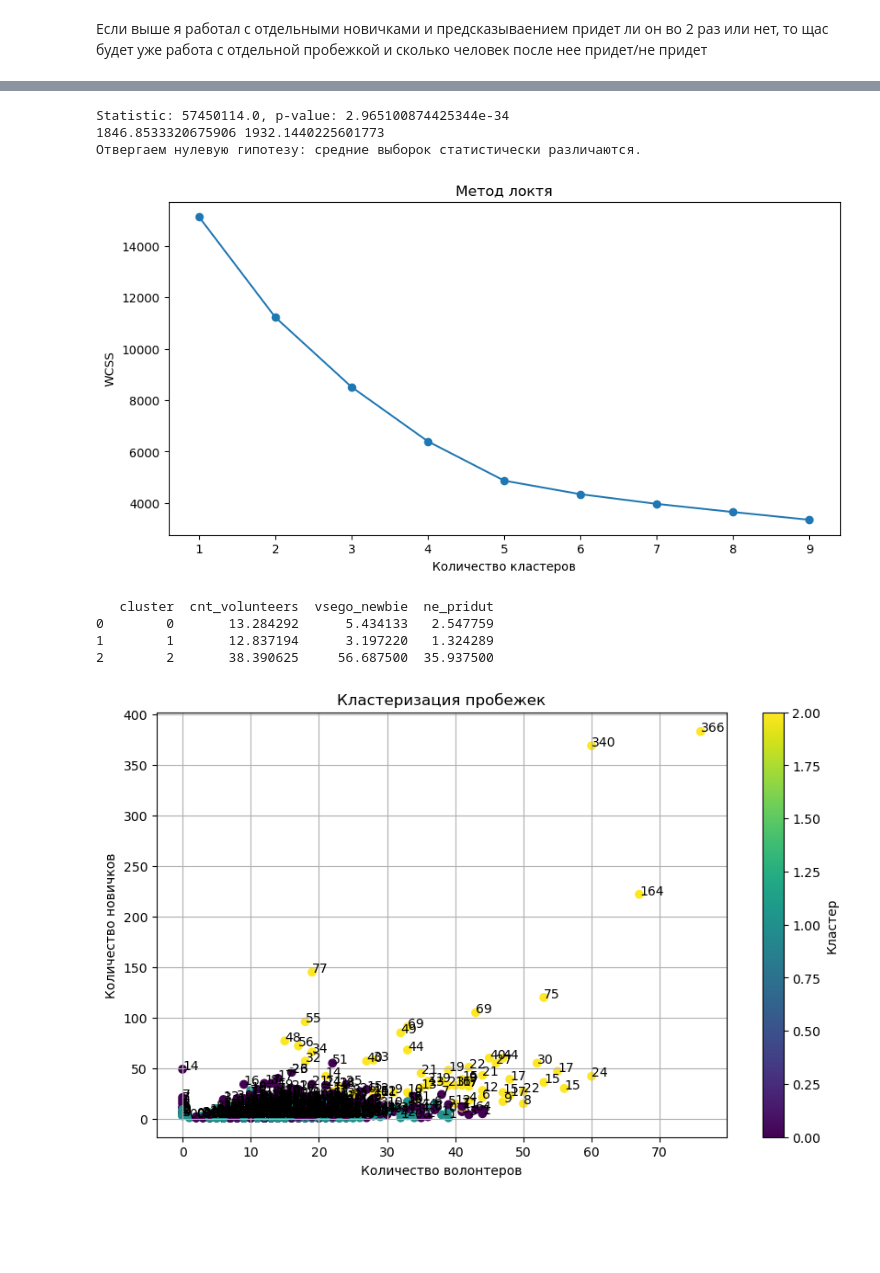
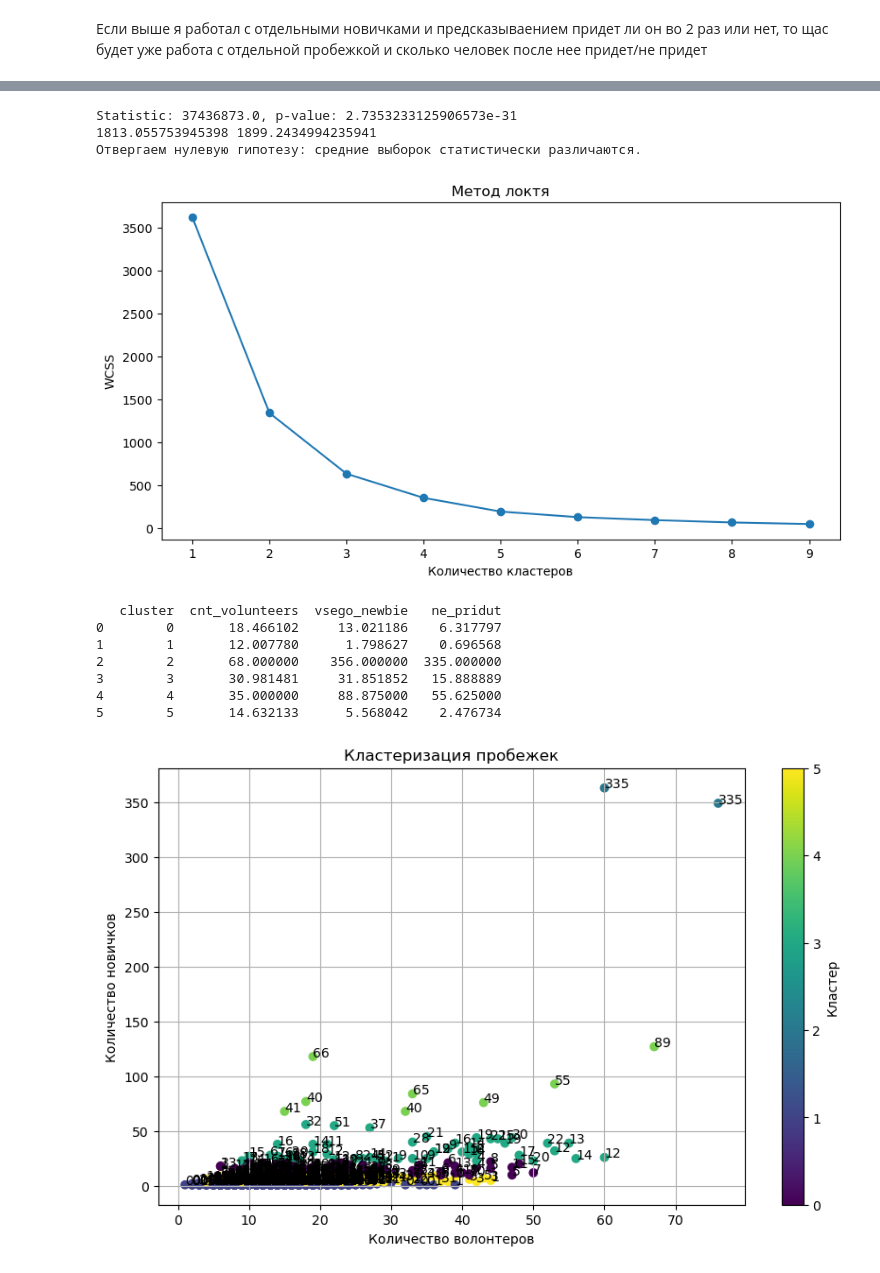
Before and after one commit to Alex12345432141242/abort-404, a Jupyter notebook: gipoteza_volunteer.ipynb, the cells around one changed output, grey strips where cells are left out. Cells and saved outputs as stored; diff of their text form; code cells hidden in the pictures; blank space fills up the shorter version.

```diff
--- a/gipoteza_volunteer.ipynb
+++ b/gipoteza_volunteer.ipynb
@@ -15,13 +15,13 @@ volunteers = pd.read_csv('volunteers.csv')
 
 starts = starts[starts.athlete_age < 80]
 starts = starts[starts.finish_time < 3600]
+print(len(starts[starts.athlete_age < 16]))
 starts['is_male'] = starts['athlete_gender'].apply(lambda x: 1 if x == 'мужской' else 0)
-
+starts = starts[starts['athlete_age'] > 18]
 #индекс дискомфорта
 starts['discomfort_index'] = starts['temp'] - (0.55 - 0.0055 * starts['humidity']) * (starts['temp'] - 14.5)
 
 volunteer_counts = volunteers.groupby(['event_date','event_name', 'volunteer_role_name']).size().unstack(fill_value=0)
 starts = starts.merge(volunteer_counts, on=['event_date','event_name'], how='left')
 print(starts.isnull().sum())
-# Если в одном из событий не было волонтёров, добавим колонки с 0
 # %% [output]
@@ -44,6 +44,10 @@ feels_like                                0
 dtype: int64
 # %% [markdown]
 Я посмотрел, это происходит в набережных челнах и в каком-то городе московской области, что там на пробежках нет НИ одного волонтера. Это странно, кто же тогда считывал штрихкоды и тп? может быть потом я выкину эти пробежки, но пока просто заполню нулями что там 0 волонтеров (тк так оно и есть, nan появились из-за слияния что по event_name и event_date нет даже 1 волонтера хотя бы 1 роли)
-# %%
-columns_to_fill = starts.columns.difference(['snow.1h', 'rain.1h'])
-starts[columns_to_fill] = starts[columns_to_fill].fillna(0)
+# %%
+# columns_to_fill = starts.columns.difference(['snow.1h', 'rain.1h'])
+# starts[columns_to_fill] = starts[columns_to_fill].fillna(0)
+# Удаляем строки, где есть NaN, кроме snow.1h и rain.1h
+print(len(starts))
+starts = starts.dropna(subset=[col for col in starts.columns if col not in ['snow.1h', 'rain.1h']])
+print(len(starts))
@@ -456,11 +517,13 @@ cnt_ludei = starts.groupby(['event_name', 'event_date']).agg(
     discomfort_index = ('discomfort_index','last')
 )
 
-info_about_jogging = first_runs.groupby(['event_name', 'event_date']).agg(
+info_about_jogging = first_runs.groupby(['event_name', 'event_date', 'region']).agg(
     pridut = ('athlete_id', lambda x: len(x[first_runs['is_repeated'] == 1])),
     ne_pridut = ('athlete_id', lambda x: len(x[first_runs['is_repeated'] == 0])),
     vsego_newbie = ('athlete_id', 'count'),
-    region = ('region', 'last')
+    mean_age = ('athlete_age', 'mean'),
+    mean_gender =('is_male', lambda x: x.sum() / len(x))        #чем ближе к 1 - тем больше мужчин на пробежке было
+
 ).reset_index()
 info_about_jogging = info_about_jogging.merge(cnt_ludei, on=['event_date', 'event_name', 'region'], how='left')
 info_about_jogging = info_about_jogging.merge(volunteer_counts, on=['event_date','event_name'], how='left')
@@ -469,7 +532,7 @@ info_about_jogging = info_about_jogging.fillna(0)
 info_about_jogging['otnos_ne_pridut'] = info_about_jogging['ne_pridut'] / info_about_jogging['vsego_newbie']
 
 print(len(info_about_jogging))
-info_about_jogging['cnt_volunteers'] = info_about_jogging.iloc[:, 8:35].sum(axis=1)
+info_about_jogging['cnt_volunteers'] = info_about_jogging.iloc[:, 10:37].sum(axis=1)
 
 display(info_about_jogging.head(5))
 # %% [output]
@@ -560,8 +623,8 @@ if p_value < alpha:
 else:
     print('Не удалось отвергнуть нулевую гипотезу: средние выборок не различаются.')
 # %% [output]
-Statistic: 57450114.0, p-value: 2.965100874425344e-34
-1846.8533320675906 1932.1440225601773
+Statistic: 37436873.0, p-value: 2.7353233125906573e-31
+1813.055753945398 1899.2434994235941
 Отвергаем нулевую гипотезу: средние выборок статистически различаются.
 # %%
 from sklearn.cluster import KMeans
@@ -569,7 +632,7 @@ from sklearn.preprocessing import StandardScaler
 
 
 # 2. Подготовьте данные для кластеризации
-X = info_about_jogging[['cnt_volunteers', 'vsego_newbie', 'cnt_runners', 'discomfort_index']].values
+X = info_about_jogging[['vsego_newbie']].values
 
 # Стандартизация данных (это важно для K-Means)
 scaler = StandardScaler()
@@ -592,39 +655,42 @@ plt.ylabel('WCSS')
 plt.show()
 
 # Выберите количество кластеров (например, 3 на основе метода локтя)
-n_clusters = 3
+n_clusters = 6
 kmeans = KMeans(n_clusters=n_clusters, random_state=0)
 info_about_jogging['cluster'] = kmeans.fit_predict(X_scaled)
 
 # 4. Анализ
 # Сравните средние значения в группах
 grouped = info_about_jogging.groupby('cluster').agg({
     'cnt_volunteers': 'mean',
     'vsego_newbie': 'mean',
     'ne_pridut': 'mean'
 }).reset_index()
 
 print(grouped)
 
 # 5. Визуализация кластеров
 plt.figure(figsize=(10, 6))
 plt.scatter(info_about_jogging['cnt_volunteers'], info_about_jogging['vsego_newbie'],
             c=info_about_jogging['cluster'], cmap='viridis', marker='o')
 plt.title('Кластеризация пробежек')
 plt.xlabel('Количество волонтеров')
 plt.ylabel('Количество новичков')
 plt.colorbar(label='Кластер')
 plt.grid(True)
 
 # Показать численность новичков, которые не придут на второй раз
 for idx, row in info_about_jogging.iterrows():
     plt.annotate(f"{row['ne_pridut']}", (row['cnt_volunteers'], row['vsego_newbie']), fontsize=10)
 
 plt.show()
 # %% [output]
-[figure, old version]
+[figure, new version]
-   cluster  cnt_volunteers  vsego_newbie  ne_pridut
-0        0       13.284292      5.434133   2.547759
-1        1       12.837194      3.197220   1.324289
-2        2       38.390625     56.687500  35.937500
+   cluster  cnt_volunteers  vsego_newbie   ne_pridut
+0        0       18.466102     13.021186    6.317797
+1        1       12.007780      1.798627    0.696568
+2        2       68.000000    356.000000  335.000000
+3        3       30.981481     31.851852   15.888889
+4        4       35.000000     88.875000   55.625000
+5        5       14.632133      5.568042    2.476734
-[figure, old version]
+[figure, new version]
```
Also changed, not shown: parts of 30 cells of this notebook.
